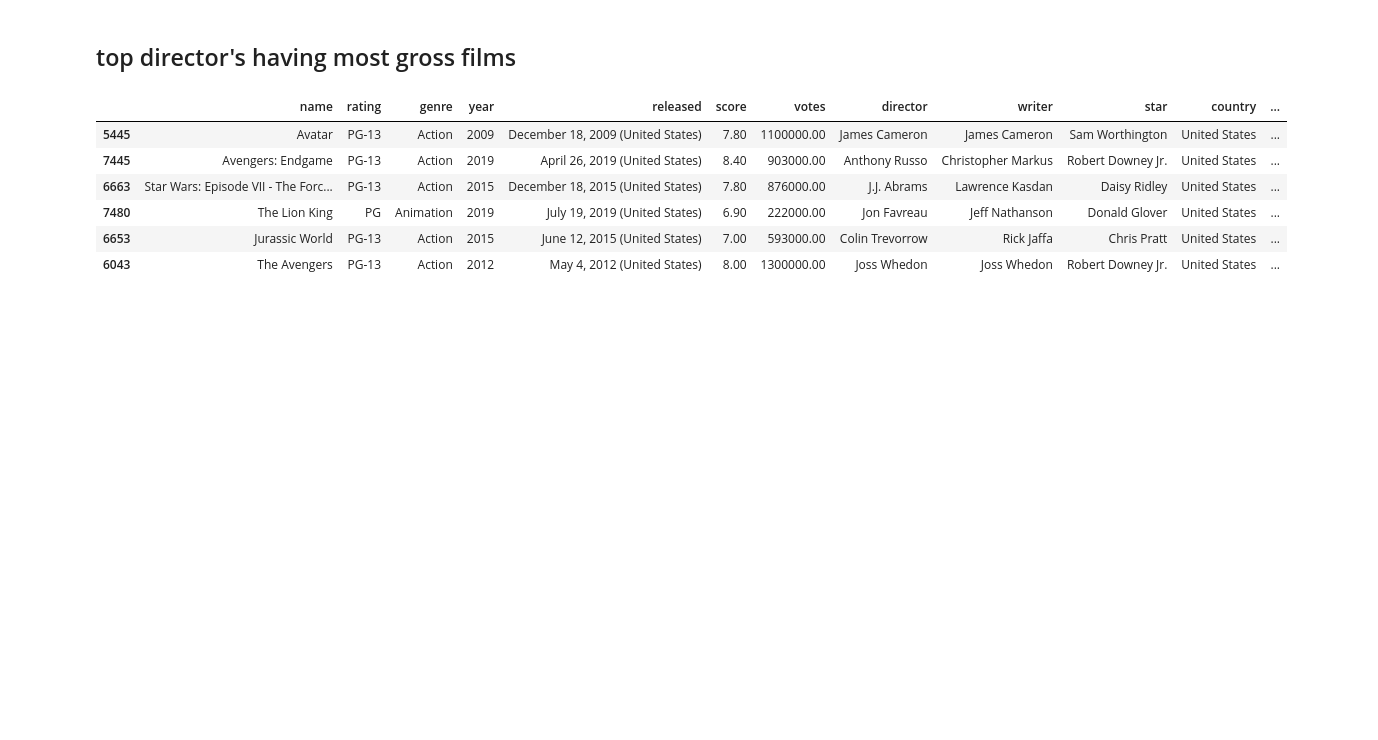
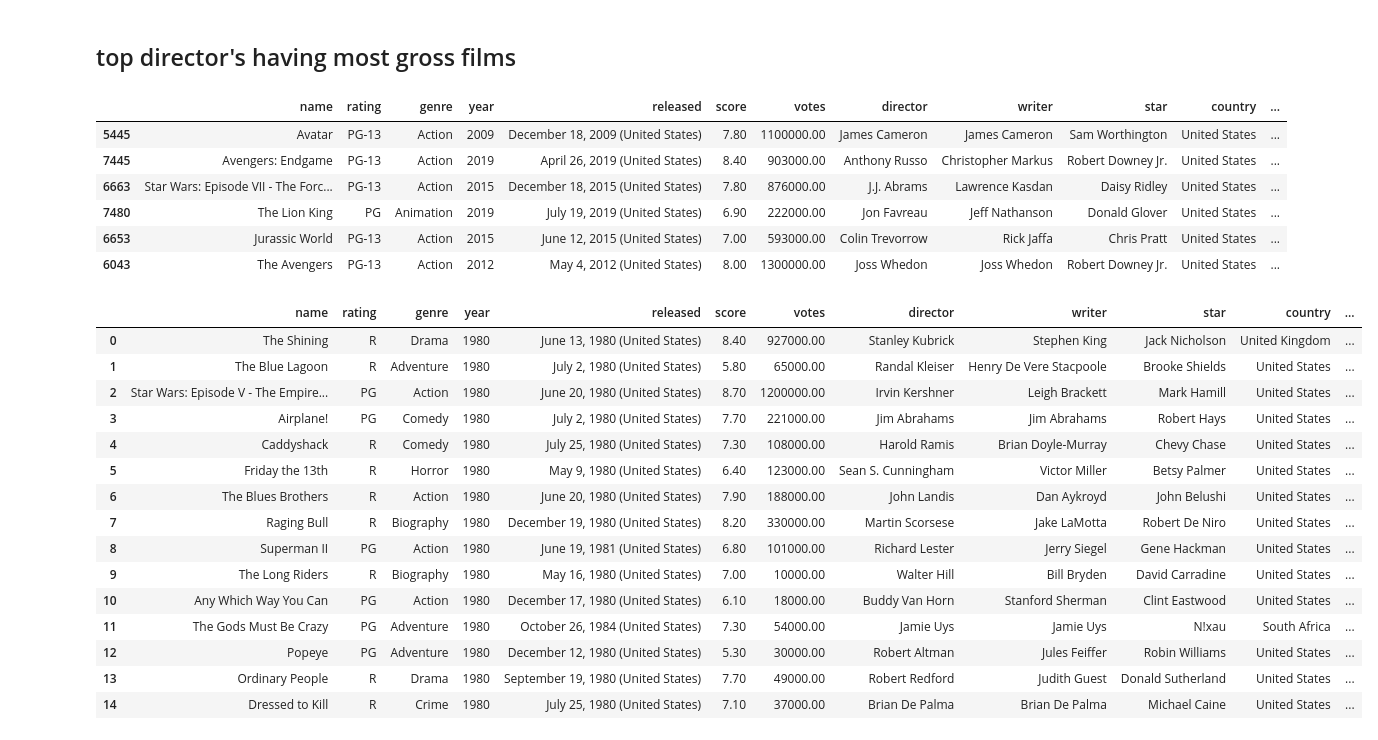
Before and after one commit to codewithawr/portfolio_data_analysis_project, a Jupyter notebook: Movies_data/Movise_analysis.ipynb, the cells around one changed output. Saved outputs shown, nothing was run; the diff lists cells and outputs as text; code cells hidden in the pictures; blank space fills up the shorter version.

```diff
--- a/Movies_data/Movise_analysis.ipynb
+++ b/Movies_data/Movise_analysis.ipynb
@@ -210,3 +210,22 @@ df.loc[temp.values()]
 | 7480 | The Lion King | PG | Animation | 2019 | July 19, 2019 (United States) | 6.90 | 222000.00 | Jon Favreau | Jeff Nathanson | Donald Glover | United States | ... |
 | 6653 | Jurassic World | PG-13 | Action | 2015 | June 12, 2015 (United States) | 7.00 | 593000.00 | Colin Trevorrow | Rick Jaffa | Chris Pratt | United States | ... |
 | 6043 | The Avengers | PG-13 | Action | 2012 | May 4, 2012 (United States) | 8.00 | 1300000.00 | Joss Whedon | Joss Whedon | Robert Downey Jr. | United States | ... |
+# %%
+df.head(15)
+# %% [output]
+|  | name | rating | genre | year | released | score | votes | director | writer | star | country | ... |
+| 0 | The Shining | R | Drama | 1980 | June 13, 1980 (United States) | 8.40 | 927000.00 | Stanley Kubrick | Stephen King | Jack Nicholson | United Kingdom | ... |
+| 1 | The Blue Lagoon | R | Adventure | 1980 | July 2, 1980 (United States) | 5.80 | 65000.00 | Randal Kleiser | Henry De Vere Stacpoole | Brooke Shields | United States | ... |
+| 2 | Star Wars: Episode V - The Empire... | PG | Action | 1980 | June 20, 1980 (United States) | 8.70 | 1200000.00 | Irvin Kershner | Leigh Brackett | Mark Hamill | United States | ... |
+| 3 | Airplane! | PG | Comedy | 1980 | July 2, 1980 (United States) | 7.70 | 221000.00 | Jim Abrahams | Jim Abrahams | Robert Hays | United States | ... |
+| 4 | Caddyshack | R | Comedy | 1980 | July 25, 1980 (United States) | 7.30 | 108000.00 | Harold Ramis | Brian Doyle-Murray | Chevy Chase | United States | ... |
+| 5 | Friday the 13th | R | Horror | 1980 | May 9, 1980 (United States) | 6.40 | 123000.00 | Sean S. Cunningham | Victor Miller | Betsy Palmer | United States | ... |
+| 6 | The Blues Brothers | R | Action | 1980 | June 20, 1980 (United States) | 7.90 | 188000.00 | John Landis | Dan Aykroyd | John Belushi | United States | ... |
+| 7 | Raging Bull | R | Biography | 1980 | December 19, 1980 (United States) | 8.20 | 330000.00 | Martin Scorsese | Jake LaMotta | Robert De Niro | United States | ... |
+| 8 | Superman II | PG | Action | 1980 | June 19, 1981 (United States) | 6.80 | 101000.00 | Richard Lester | Jerry Siegel | Gene Hackman | United States | ... |
+| 9 | The Long Riders | R | Biography | 1980 | May 16, 1980 (United States) | 7.00 | 10000.00 | Walter Hill | Bill Bryden | David Carradine | United States | ... |
+| 10 | Any Which Way You Can | PG | Action | 1980 | December 17, 1980 (United States) | 6.10 | 18000.00 | Buddy Van Horn | Stanford Sherman | Clint Eastwood | United States | ... |
+| 11 | The Gods Must Be Crazy | PG | Adventure | 1980 | October 26, 1984 (United States) | 7.30 | 54000.00 | Jamie Uys | Jamie Uys | N!xau | South Africa | ... |
+| 12 | Popeye | PG | Adventure | 1980 | December 12, 1980 (United States) | 5.30 | 30000.00 | Robert Altman | Jules Feiffer | Robin Williams | United States | ... |
+| 13 | Ordinary People | R | Drama | 1980 | September 19, 1980 (United States) | 7.70 | 49000.00 | Robert Redford | Judith Guest | Donald Sutherland | United States | ... |
+| 14 | Dressed to Kill | R | Crime | 1980 | July 25, 1980 (United States) | 7.10 | 37000.00 | Brian De Palma | Brian De Palma | Michael Caine | United States | ... |
```
Also changed, not shown: parts of 1 cell of this notebook.
